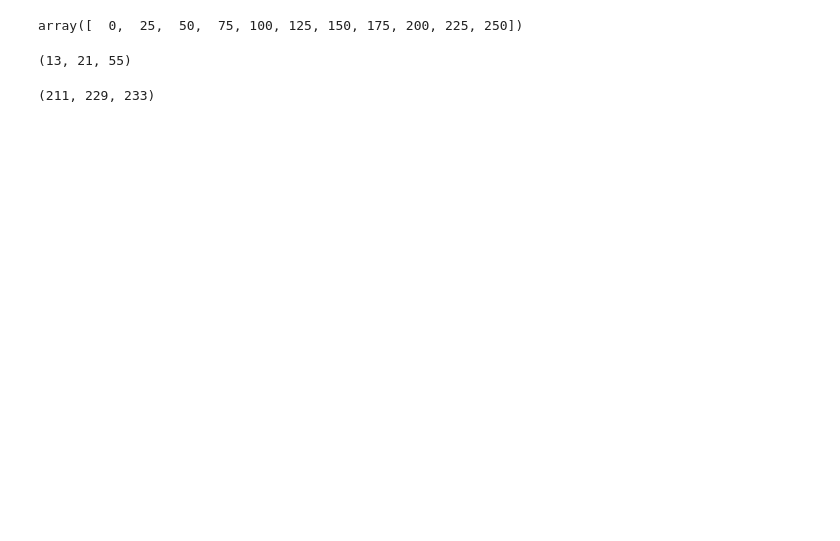
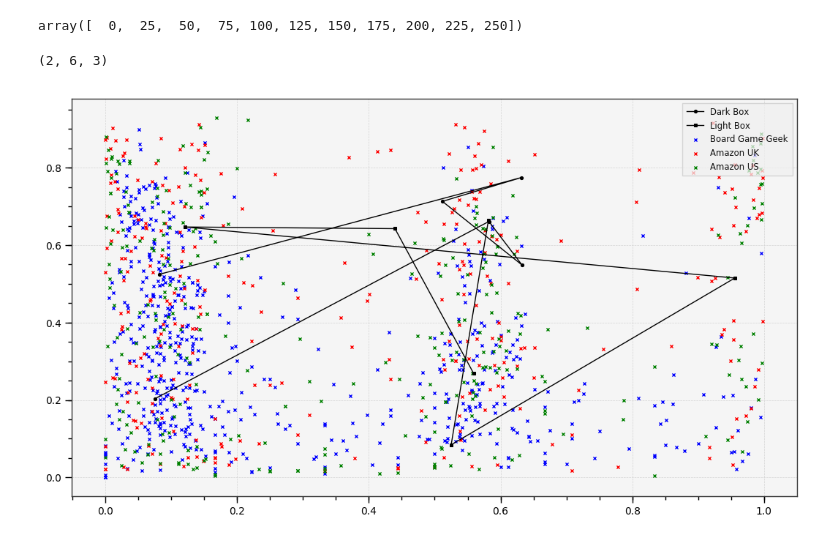
Before and after one commit to markbasham/BoardGameColour, a Jupyter notebook: BoardgameGeekColourMapper.ipynb, the cells around one changed output. Saved outputs shown, nothing was run; the diff lists cells and outputs as text; code cells hidden in the pictures; blank space fills up the shorter version.

```diff
--- a/BoardgameGeekColourMapper.ipynb
+++ b/BoardgameGeekColourMapper.ipynb
@@ -140,11 +144,25 @@ array([  0,  25,  50,  75, 100, 125, 150, 175, 200, 225, 250])
 # %%
 ctd = ct.ColorThief('./DarkBox.png')
 ctl = ct.ColorThief('./LightBox.png')
-# %%
-ctd.get_color(quality=1)
-# %% [output]
-(13, 21, 55)
-# %%
-ctl.get_color(quality=1)
-# %% [output]
-(211, 229, 233)
+# %%
+p1 = ctd.get_palette(color_count=6, quality=1)
+p2 = ctl.get_palette(color_count=6, quality=1)
+RGBP = np.array([p1,p2])
+BOX_palette = rgb2hsv(RGBP)
+# %%
+BOX_palette.shape
+# %% [output]
+(2, 6, 3)
+# %%
+fig = plt.figure()
+ax1 = fig.add_subplot(111)
+
+ax1.scatter(BBG_palette[:,:,0], BBG_palette[:,:,1], c='b', marker="x", label='Board Game Geek')
+ax1.scatter(AUK_palette[:,:,0], AUK_palette[:,:,1], c='r', marker="x", label='Amazon UK')
+ax1.scatter(AUS_palette[:,:,0], AUS_palette[:,:,1], c='g', marker="x", label='Amazon US')
+ax1.plot(BOX_palette[0,:,0], BOX_palette[0,:,1], c='k', marker="o", label='Dark Box')
+ax1.plot(BOX_palette[1,:,0], BOX_palette[1,:,1], c='k', marker="s", label='Light Box')
+plt.legend(loc='upper right');
+plt.show()
+# %% [output]
+[figure, added]
```
Also changed, not shown: parts of 11 cells of this notebook.
